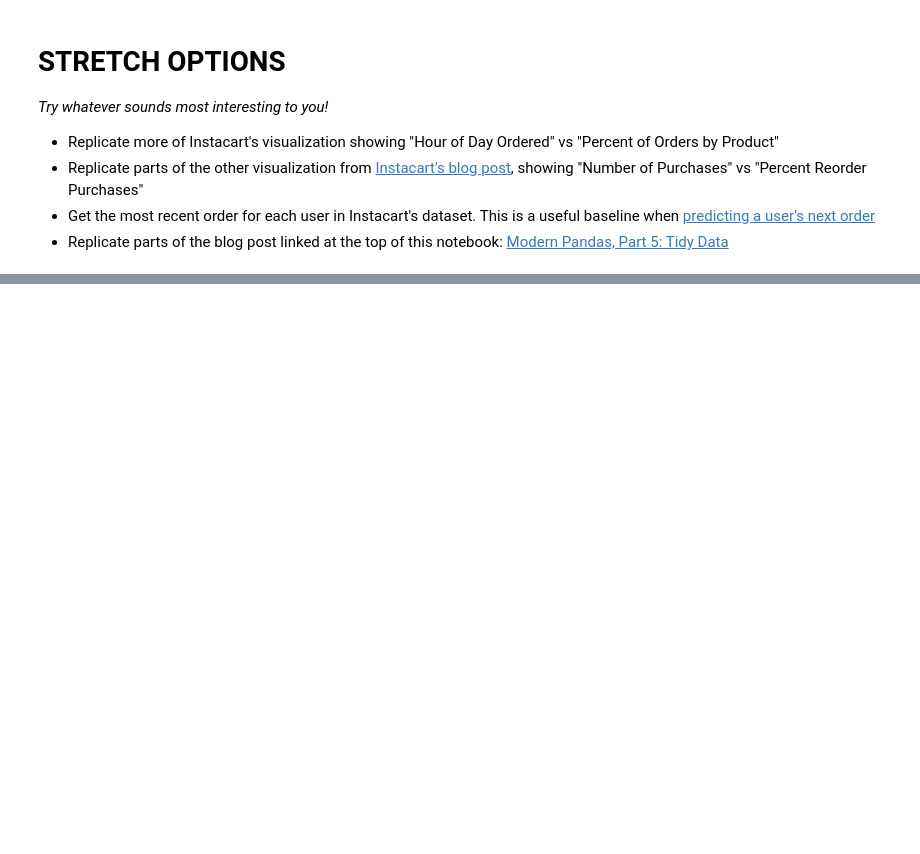
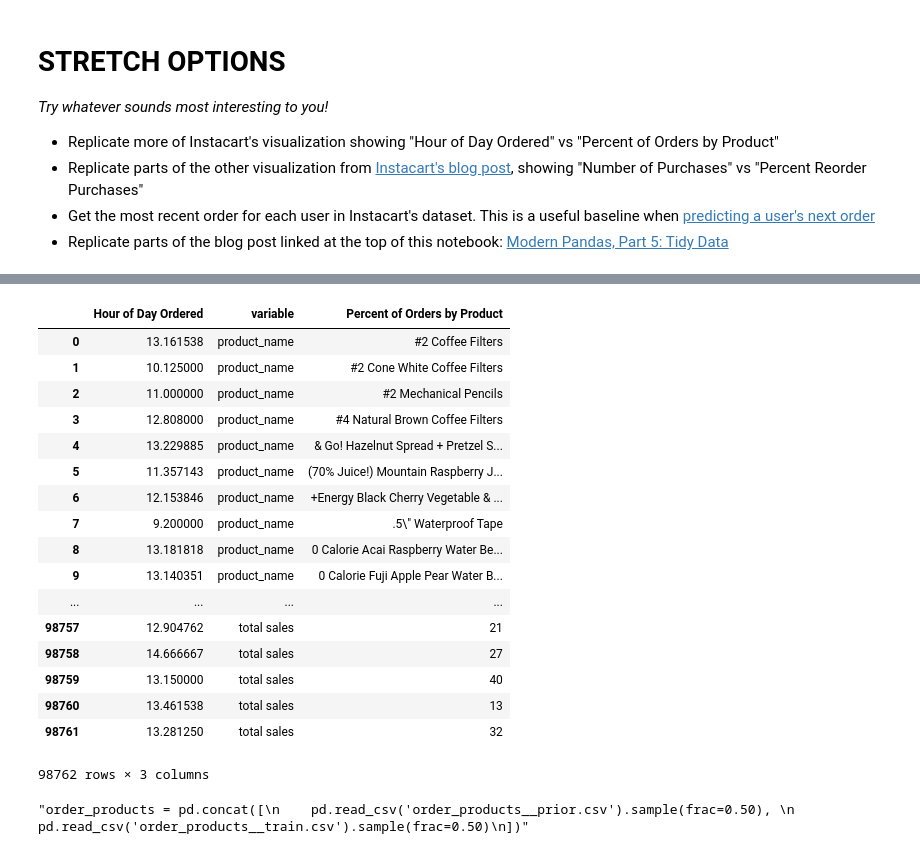
Before and after one commit to standroidbeta/DS-Unit-1-Sprint-2-Data-Wrangling, a Jupyter notebook: module3-reshape-data/LS_DS_123_Reshape_data.ipynb, the cells around one changed output, grey strips where cells are left out. Cells and saved outputs as stored; diff of their text form; code cells hidden in the pictures; blank space fills up the shorter version.

```diff
--- a/module3-reshape-data/LS_DS_123_Reshape_data.ipynb
+++ b/module3-reshape-data/LS_DS_123_Reshape_data.ipynb
@@ -525,3 +521,14 @@ _Try whatever sounds most interesting to you!_
 - Replicate parts of the other visualization from [Instacart's blog post](https://tech.instacart.com/3-million-instacart-orders-open-sourced-d40d29ead6f2), showing "Number of Purchases" vs "Percent Reorder Purchases"
 - Get the most recent order for each user in Instacart's dataset. This is a useful baseline when [predicting a user's next order](https://www.kaggle.com/c/instacart-market-basket-analysis)
 - Replicate parts of the blog post linked at the top of this notebook: [Modern Pandas, Part 5: Tidy Data](https://tomaugspurger.github.io/modern-5-tidy.html)
+# %%
+'''(df
+                   .groupby('product_name')
+                   .order_hour_of_day.agg(['mean', 'count'])
+                   .rename(columns={'mean': 'average time',
+                                    'count': 'total sales'}))'''
+
+sales_by_hour = (merged.groupby('product_name')
+                   .order_hour_of_day.agg(['mean', 'count'])
+                   .rename(columns={'mean': 'average time of day',
+                                    'count': 'total sales'}))
@@ -527,0 +557,37 @@ _Try whatever sounds most interesting to you!_
+# %%
+ melted = (sales_by_hour
+  .reset_index()
+  .melt(id_vars='average time of day')
+  .rename(columns={
+      'average time of day': 'Hour of Day Ordered',
+      'product_name': 'Product',
+      'value': 'Percent of Orders by Product'
+  }))
+# %%
+melted
+# %% [output]
+|  | Hour of Day Ordered | variable | Percent of Orders by Product |
+| 0 | 13.161538 | product_name | #2 Coffee Filters |
+| 1 | 10.125000 | product_name | #2 Cone White Coffee Filters |
+| 2 | 11.000000 | product_name | #2 Mechanical Pencils |
+| 3 | 12.808000 | product_name | #4 Natural Brown Coffee Filters |
+| 4 | 13.229885 | product_name | & Go! Hazelnut Spread + Pretzel S... |
+| 5 | 11.357143 | product_name | (70% Juice!) Mountain Raspberry J... |
+| 6 | 12.153846 | product_name | +Energy Black Cherry Vegetable & ... |
+| 7 | 9.200000 | product_name | .5\" Waterproof Tape |
+| 8 | 13.181818 | product_name | 0 Calorie Acai Raspberry Water Be... |
+| 9 | 13.140351 | product_name | 0 Calorie Fuji Apple Pear Water B... |
+| ... | ... | ... | ... |
+| 98757 | 12.904762 | total sales | 21 |
+| 98758 | 14.666667 | total sales | 27 |
+| 98759 | 13.150000 | total sales | 40 |
+| 98760 | 13.461538 | total sales | 13 |
+| 98761 | 13.281250 | total sales | 32 |
+98762 rows × 3 columns
+# %%
+'''order_products = pd.concat([
+    pd.read_csv('order_products__prior.csv').sample(frac=0.50),
+    pd.read_csv('order_products__train.csv').sample(frac=0.50)
+])'''
+# %% [output]
+"order_products = pd.concat([\n    pd.read_csv('order_products__prior.csv').sample(frac=0.50), \n    pd.read_csv('order_products__train.csv').sample(frac=0.50)\n])"
```
Also changed, not shown: parts of 17 cells of this notebook.
